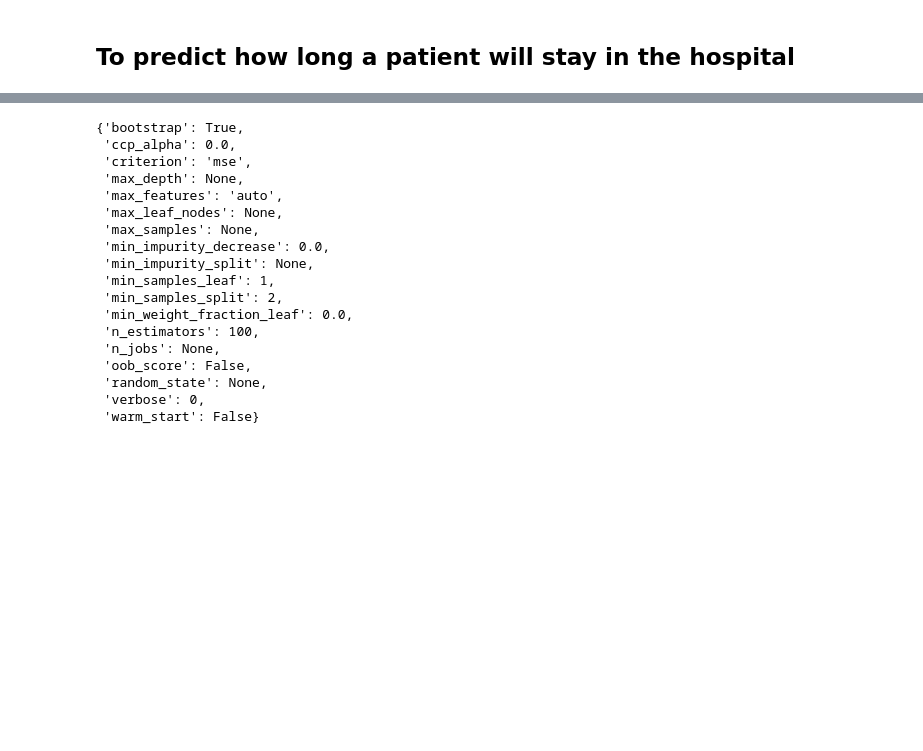
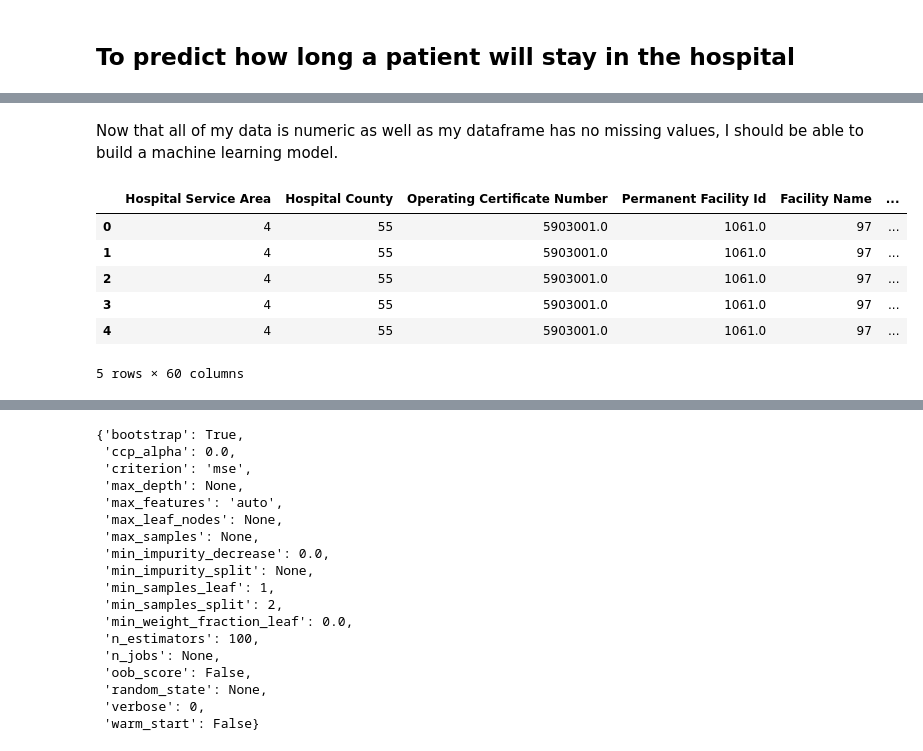
Before and after one commit to maxi-musz/GDSC_Fuoye_DS_ML_AI, a Jupyter notebook: GDSC-TASK-ONE.ipynb, the cells around one changed output, grey strips where cells are left out. Cells and saved outputs as stored; diff of their text form; code cells hidden in the pictures; blank space fills up the shorter version.

```diff
--- a/GDSC-TASK-ONE.ipynb
+++ b/GDSC-TASK-ONE.ipynb
@@ -172,0 +464,12 @@ y = patient_data["Length of Stay"]
+# %% [markdown]
+Now that all of my data is numeric as well as my dataframe has no missing values, I should be able to build a machine learning model.
+# %%
+df.head()
+# %% [output]
+|  | Hospital Service Area | Hospital County | Operating Certificate Number | Permanent Facility Id | Facility Name | ... |
+| 0 | 4 | 55 | 5903001.0 | 1061.0 | 97 | ... |
+| 1 | 4 | 55 | 5903001.0 | 1061.0 | 97 | ... |
+| 2 | 4 | 55 | 5903001.0 | 1061.0 | 97 | ... |
+| 3 | 4 | 55 | 5903001.0 | 1061.0 | 97 | ... |
+| 4 | 4 | 55 | 5903001.0 | 1061.0 | 97 | ... |
+5 rows × 60 columns
```
Also changed, not shown: parts of 61 cells of this notebook.
